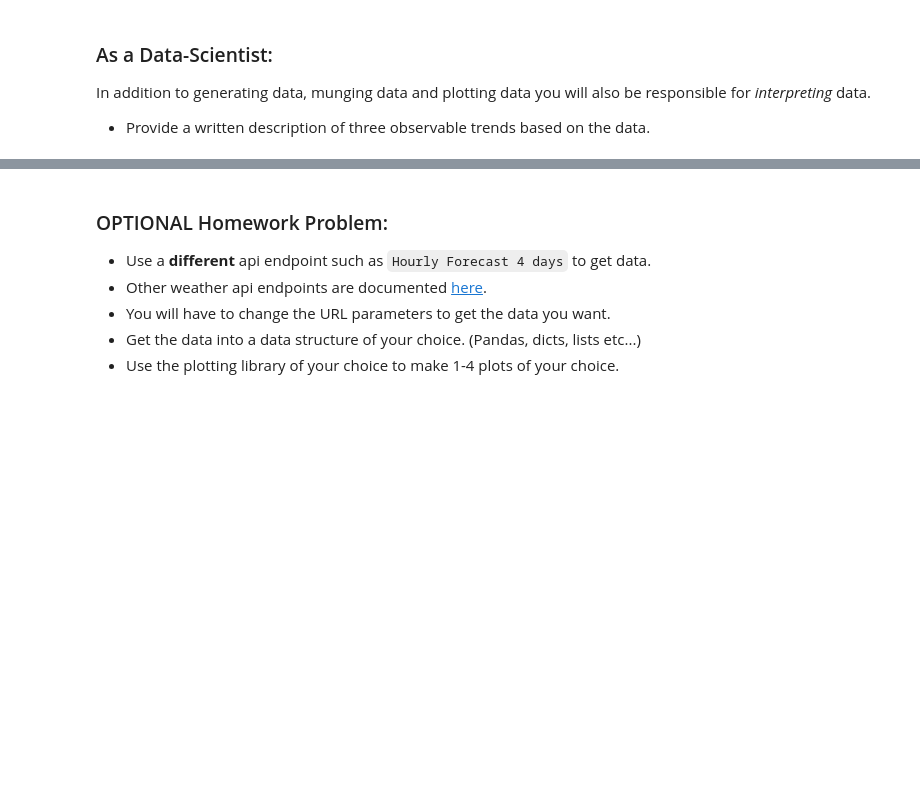
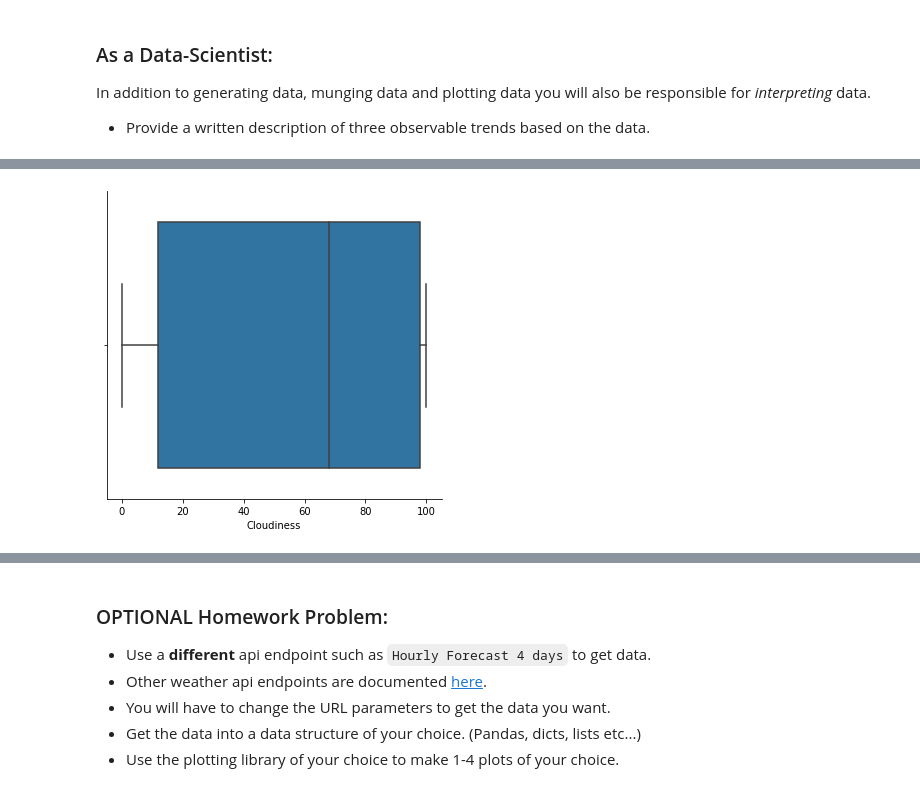
Before and after one commit to artolon/Weather-API-Calls, a Jupyter notebook: WeatherPy_homework_starter_AT.ipynb, the cells around one changed output, grey strips where cells are left out. Saved outputs shown, nothing was run; the diff lists cells and outputs as text; code cells hidden in the pictures; blank space fills up the shorter version.

```diff
--- a/WeatherPy_homework_starter_AT.ipynb
+++ b/WeatherPy_homework_starter_AT.ipynb
@@ -602,0 +593,8 @@ In addition to generating data, munging data and plotting data you will also be
+# %%
+# Simple box plot for visualizing IQR of Cloudiness variable
+sns.catplot(x='Cloudiness', data=weather_data_df, kind='box')
+
+# Show plot
+plt.show()
+# %% [output]
+[figure, added]
```
Also changed, not shown: parts of 12 cells of this notebook.
